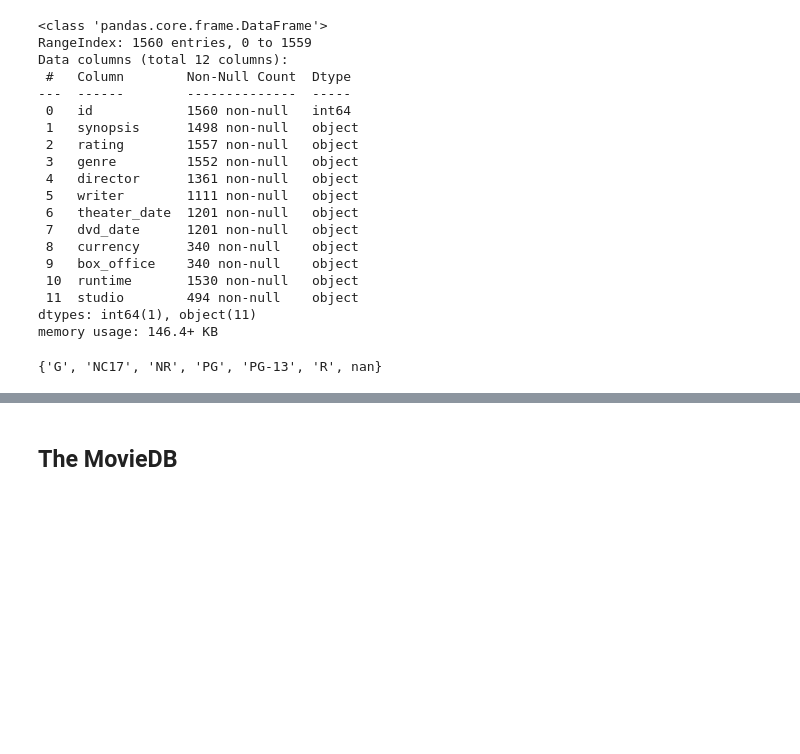
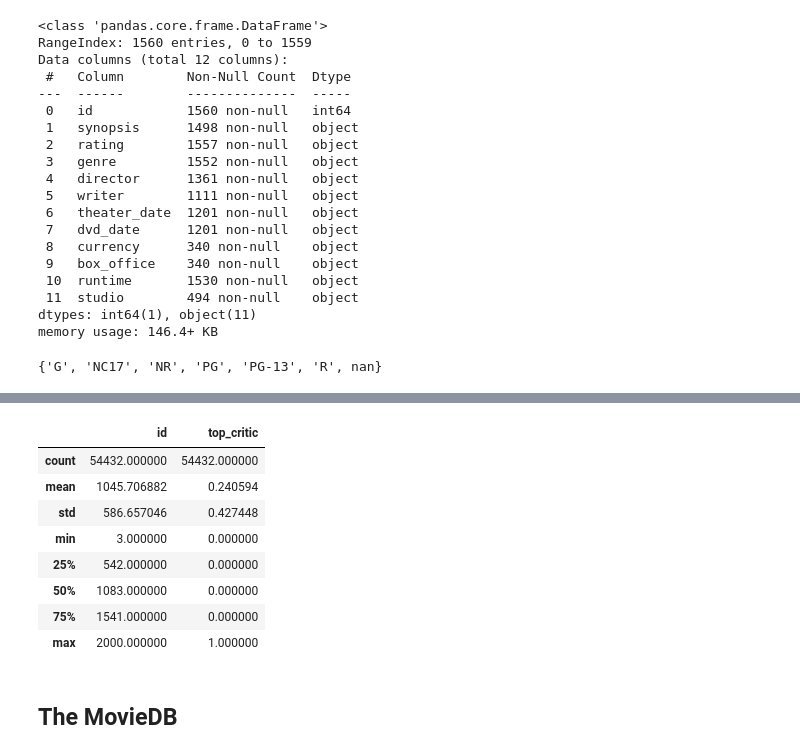
Before and after one commit to hacampbell1/teamaustin, a Jupyter notebook: computer_vision2.ipynb, the cells around one changed output, grey strips where cells are left out. Drawn from its saved outputs; the diff is of its cells as text; code cells hidden in the pictures; blank space fills up the shorter version.

```diff
--- a/computer_vision2.ipynb
+++ b/computer_vision2.ipynb
@@ -630,3 +664,15 @@ rt_reviews.head(20)
+# %%
+rt_reviews.describe()
+# %% [output]
+|  | id | top_critic |
+| count | 54432.000000 | 54432.000000 |
+| mean | 1045.706882 | 0.240594 |
+| std | 586.657046 | 0.427448 |
+| min | 3.000000 | 0.000000 |
+| 25% | 542.000000 | 0.000000 |
+| 50% | 1083.000000 | 0.000000 |
+| 75% | 1541.000000 | 0.000000 |
+| max | 2000.000000 | 1.000000 |
 # %% [markdown]
 ## The MovieDB
 # %%
```
Also changed, not shown: parts of 5 cells of this notebook.
